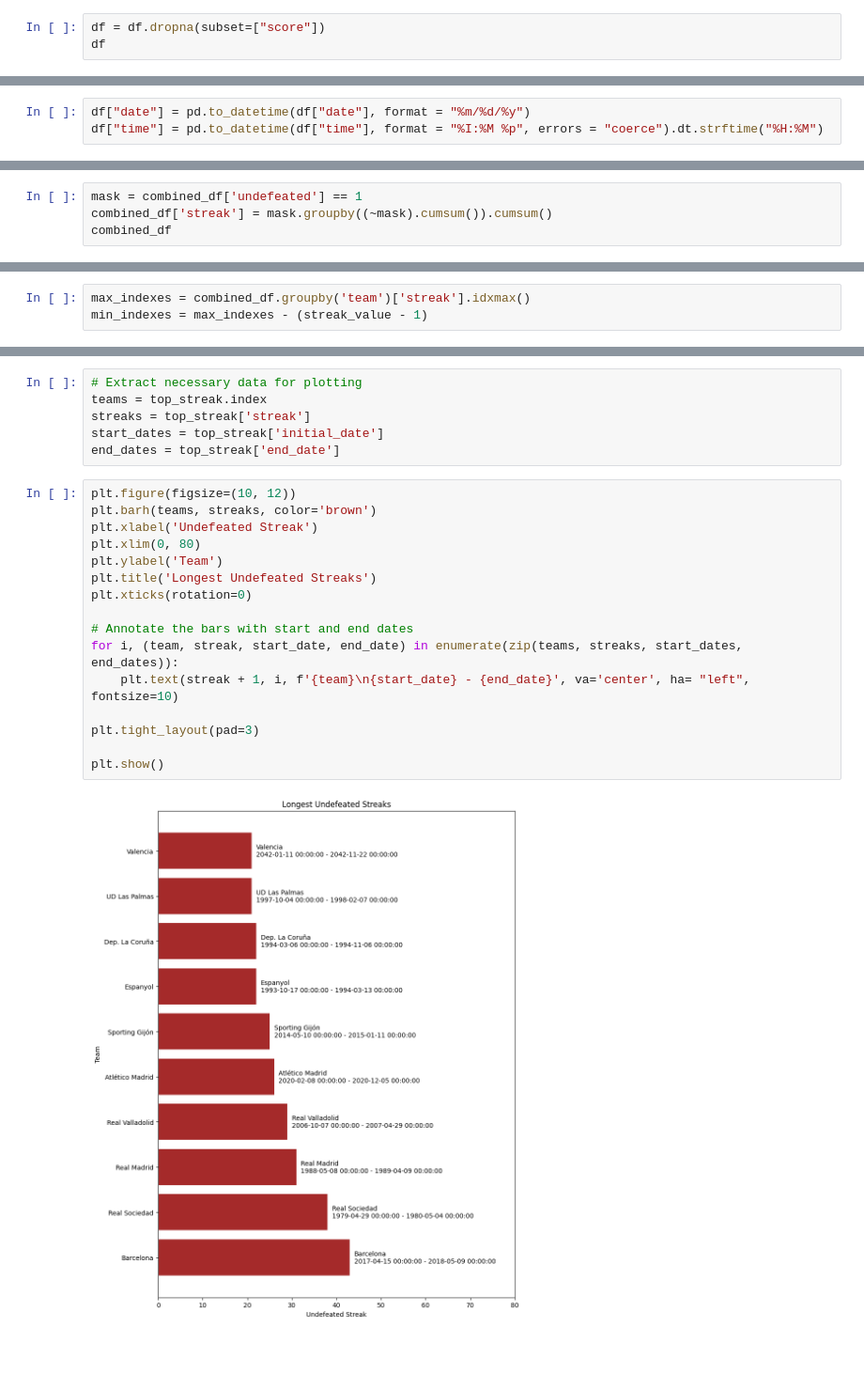
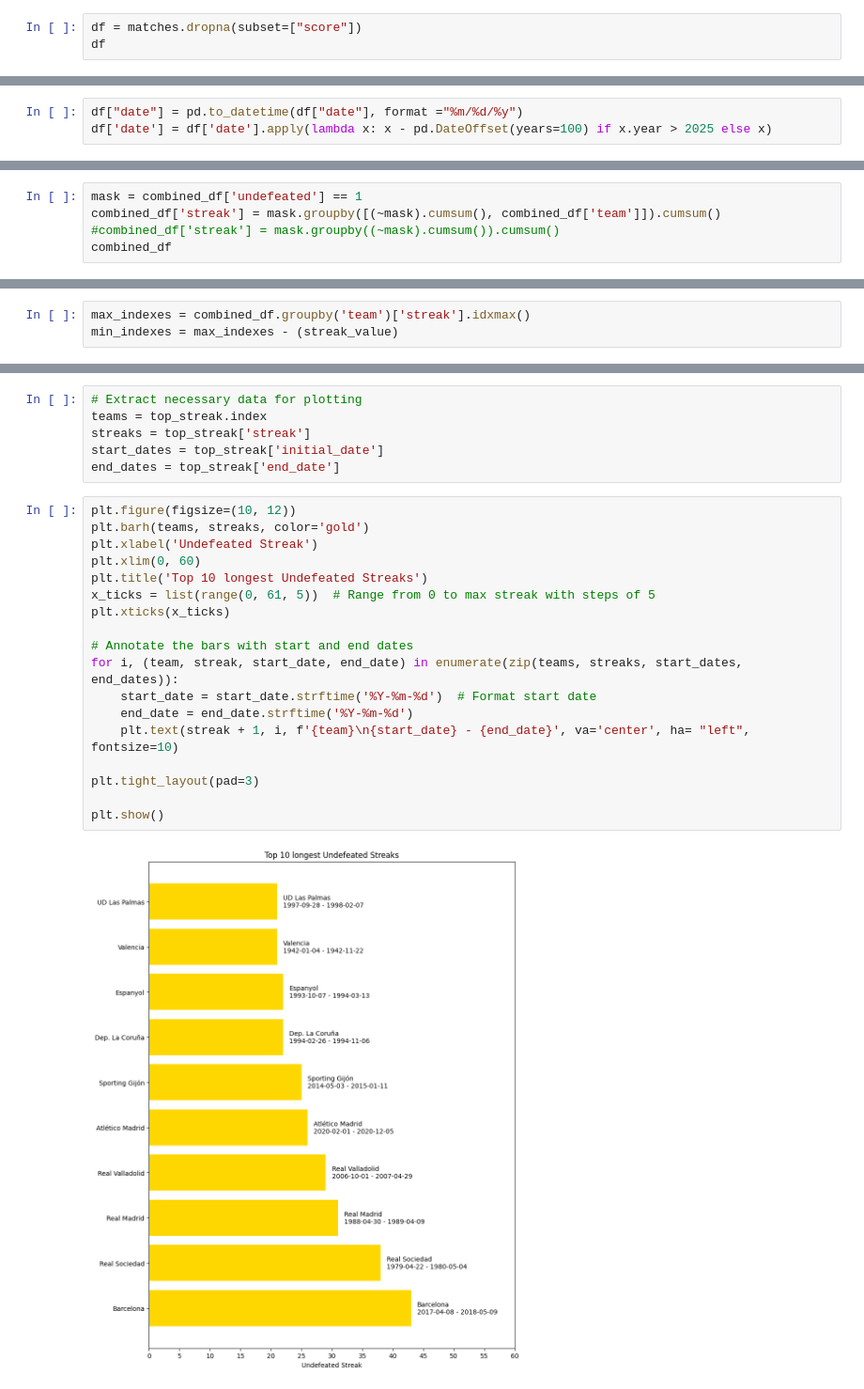
Before and after one commit to mariajinxue/la-quiniela, a Jupyter notebook: analysis/LaLigaDataAnalysis.ipynb, the cells around one changed output, grey strips where cells are left out. Shown: that part at 94% size. Saved outputs shown, nothing was run; the diff lists cells and outputs as text; blank space fills up the shorter version.

```diff
--- a/analysis/LaLigaDataAnalysis.ipynb
+++ b/analysis/LaLigaDataAnalysis.ipynb
@@ -28,7 +28,7 @@ df
 | 48779 | 2021-2022 | 2 | 42 | 5/29/22 | None | Real Valladolid | SD Huesca | None |
 48780 rows × 8 columns
 # %%
-df = df.dropna(subset=["score"])
+df = matches.dropna(subset=["score"])
 df
 # %% [output]
 |  | season | division | matchday | date | time | home_team | away_team | score |
@@ -235,6 +219,6 @@ of match time. Compare this two graphics between seasons 2000-2001 and 2020-2021
 # %%
-df["date"] = pd.to_datetime(df["date"], format = "%m/%d/%y")
-df["time"] = pd.to_datetime(df["time"], format = "%I:%M %p", errors = "coerce").dt.strftime("%H:%M")
+df["date"] = pd.to_datetime(df["date"], format ="%m/%d/%y")
+df['date'] = df['date'].apply(lambda x: x - pd.DateOffset(years=100) if x.year > 2025 else x)
 # %% [output]
 A value is trying to be set on a copy of a slice from a DataFrame.
 Try using .loc[row_indexer,col_indexer] = value instead
@@ -651,7 +635,8 @@ combined_df
 96000 rows × 4 columns
 # %%
 mask = combined_df['undefeated'] == 1
-combined_df['streak'] = mask.groupby((~mask).cumsum()).cumsum()
+combined_df['streak'] = mask.groupby([(~mask).cumsum(), combined_df['team']]).cumsum()
+#combined_df['streak'] = mask.groupby((~mask).cumsum()).cumsum()
 combined_df
 # %% [output]
 |  | date | team | team_winner | undefeated | streak |
@@ -686,7 +671,7 @@ Xerez CD           13
 Name: streak, Length: 152, dtype: int64
 # %%
 max_indexes = combined_df.groupby('team')['streak'].idxmax()
-min_indexes = max_indexes - (streak_value - 1)
+min_indexes = max_indexes - (streak_value)
 # %%
 end_date = combined_df.loc[max_indexes, "date"]
 initial_date = combined_df.loc[min_indexes, "date"]
@@ -735,19 +720,21 @@ start_dates = top_streak['initial_date']
 end_dates = top_streak['end_date']
 # %%
 plt.figure(figsize=(10, 12))
-plt.barh(teams, streaks, color='brown')
+plt.barh(teams, streaks, color='gold')
 plt.xlabel('Undefeated Streak')
-plt.xlim(0, 80)
-plt.ylabel('Team')
-plt.title('Longest Undefeated Streaks')
-plt.xticks(rotation=0)
+plt.xlim(0, 60)
+plt.title('Top 10 longest Undefeated Streaks')
+x_ticks = list(range(0, 61, 5))  # Range from 0 to max streak with steps of 5
+plt.xticks(x_ticks)
 
 # Annotate the bars with start and end dates
 for i, (team, streak, start_date, end_date) in enumerate(zip(teams, streaks, start_dates, end_dates)):
+    start_date = start_date.strftime('%Y-%m-%d')  # Format start date
+    end_date = end_date.strftime('%Y-%m-%d')
     plt.text(streak + 1, i, f'{team}\n{start_date} - {end_date}', va='center', ha= "left", fontsize=10)
 
 plt.tight_layout(pad=3)
 
 plt.show()
 # %% [output]
-[figure, old version]
+[figure, new version]
```
Also changed, not shown: parts of 28 cells of this notebook.
